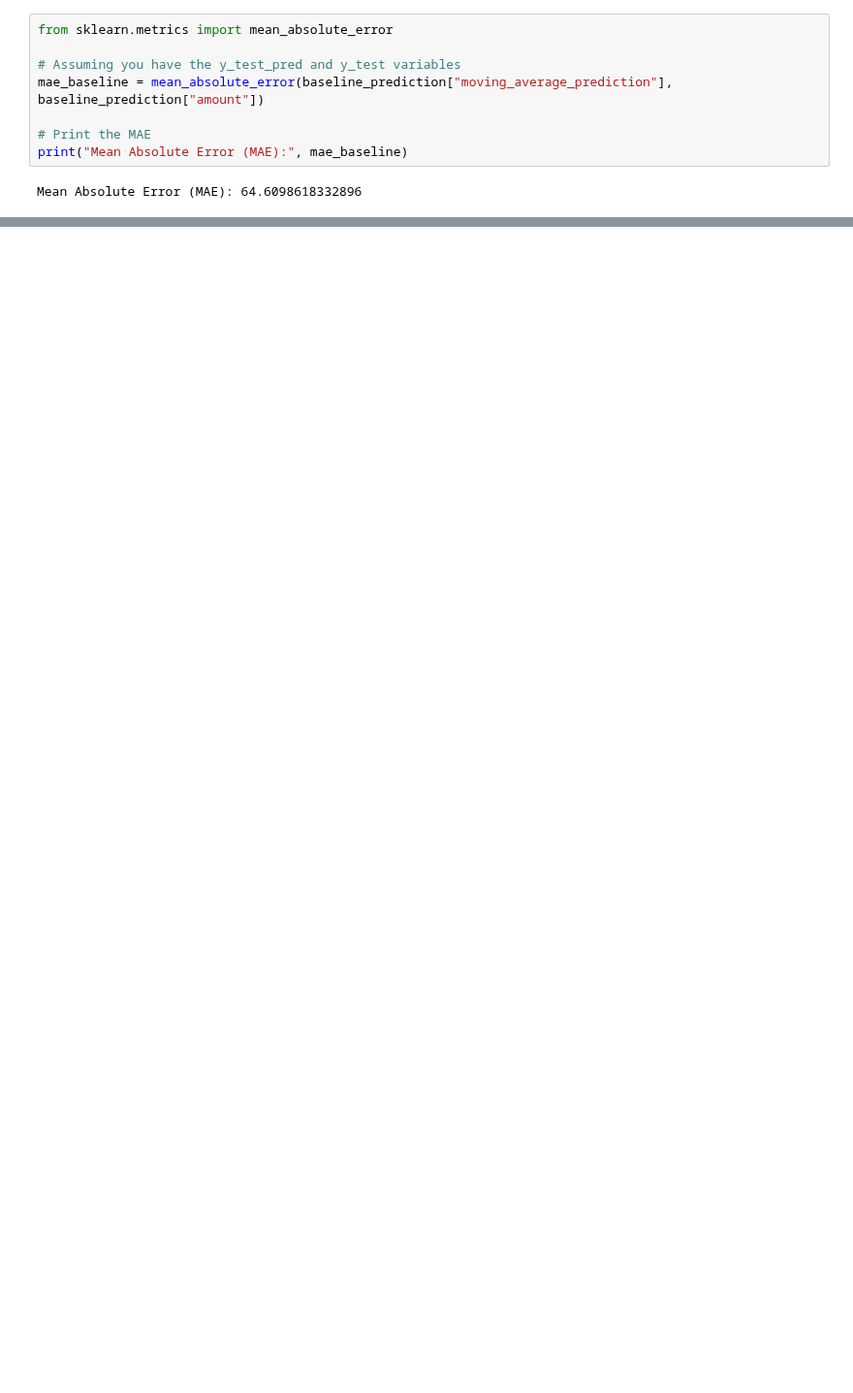
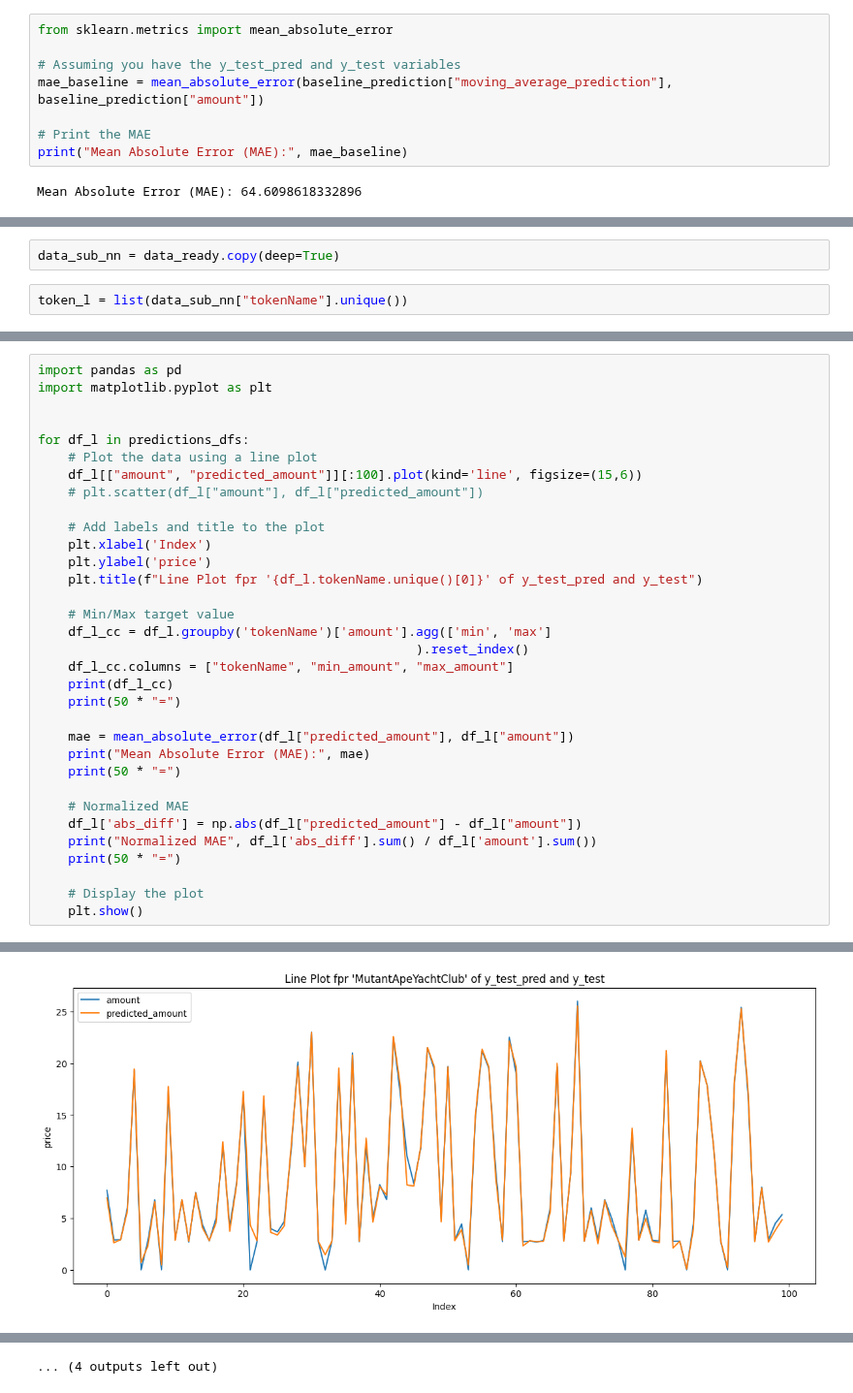
Before and after one commit to slavyolov/Algorithms, a Jupyter notebook: NFT_SU.ipynb, the cells around one changed output, grey strips where cells are left out. Shown at 97% size. Cells and saved outputs as stored; diff of their text form; blank space fills up the shorter version.

```diff
--- a/NFT_SU.ipynb
+++ b/NFT_SU.ipynb
@@ -822,0 +850,4 @@ Mean Absolute Error (MAE): 64.6098618332896
+# %%
+data_sub_nn = data_ready.copy(deep=True)
+# %%
+token_l = list(data_sub_nn["tokenName"].unique())
@@ -822,0 +980,34 @@ Mean Absolute Error (MAE): 64.6098618332896
+# %%
+import pandas as pd
+import matplotlib.pyplot as plt
+
+
+for df_l in predictions_dfs:
+    # Plot the data using a line plot
+    df_l[["amount", "predicted_amount"]][:100].plot(kind='line', figsize=(15,6))
+    # plt.scatter(df_l["amount"], df_l["predicted_amount"])
+
+    # Add labels and title to the plot
+    plt.xlabel('Index')
+    plt.ylabel('price')
+    plt.title(f"Line Plot fpr '{df_l.tokenName.unique()[0]}' of y_test_pred and y_test")
+
+    # Min/Max target value
+    df_l_cc = df_l.groupby('tokenName')['amount'].agg(['min', 'max']
+                                                  ).reset_index()
+    df_l_cc.columns = ["tokenName", "min_amount", "max_amount"]
+    print(df_l_cc)
+    print(50 * "=")
+
+    mae = mean_absolute_error(df_l["predicted_amount"], df_l["amount"])
+    print("Mean Absolute Error (MAE):", mae)
+    print(50 * "=")
+
+    # Normalized MAE
+    df_l['abs_diff'] = np.abs(df_l["predicted_amount"] - df_l["amount"])
+    print("Normalized MAE", df_l['abs_diff'].sum() / df_l['amount'].sum())
+    print(50 * "=")
+
+    # Display the plot
+    plt.show()
+# %% [output]
@@ -822,0 +1021 @@ Mean Absolute Error (MAE): 64.6098618332896
+[figure, added]
@@ -822,0 +1062 @@ Mean Absolute Error (MAE): 64.6098618332896
+... (4 outputs left out)
```
Also changed, not shown: parts of 14 cells of this notebook.
